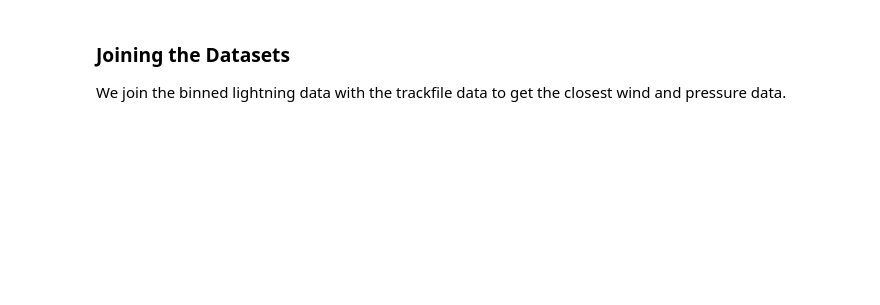
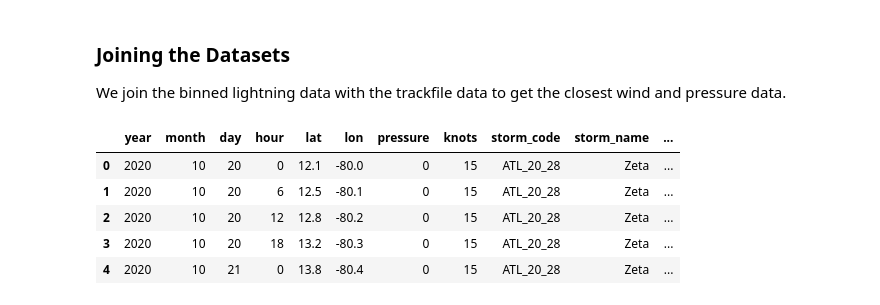
Before and after one commit to aprilggg/Lightning_Analysis_NWRA, a Jupyter notebook: data_pipeline/rainband_data.ipynb, the cells around one changed output. Saved outputs shown, nothing was run; the diff lists cells and outputs as text; code cells hidden in the pictures; blank space fills up the shorter version.

```diff
--- a/data_pipeline/rainband_data.ipynb
+++ b/data_pipeline/rainband_data.ipynb
@@ -337,4 +358,13 @@ dtype: int64
 ### Joining the Datasets
 We join the binned lightning data with the trackfile data to get the closest wind and pressure data.
 # %%
-reduced_track_file = pd.read_csv("../data/Filtered_Reduced_Trackfile.csv")
+reduced_track_file = pd.read_csv(r"C:\Users\user\Desktop\25 WI\Filtered_Reduced_Trackfile.csv")
+# %%
+reduced_track_file.head()
+# %% [output]
+|  | year | month | day | hour | lat | lon | pressure | knots | storm_code | storm_name | ... |
+| 0 | 2020 | 10 | 20 | 0 | 12.1 | -80.0 | 0 | 15 | ATL_20_28 | Zeta | ... |
+| 1 | 2020 | 10 | 20 | 6 | 12.5 | -80.1 | 0 | 15 | ATL_20_28 | Zeta | ... |
+| 2 | 2020 | 10 | 20 | 12 | 12.8 | -80.2 | 0 | 15 | ATL_20_28 | Zeta | ... |
+| 3 | 2020 | 10 | 20 | 18 | 13.2 | -80.3 | 0 | 15 | ATL_20_28 | Zeta | ... |
+| 4 | 2020 | 10 | 21 | 0 | 13.8 | -80.4 | 0 | 15 | ATL_20_28 | Zeta | ... |
```
Also changed, not shown: parts of 11 cells of this notebook.
